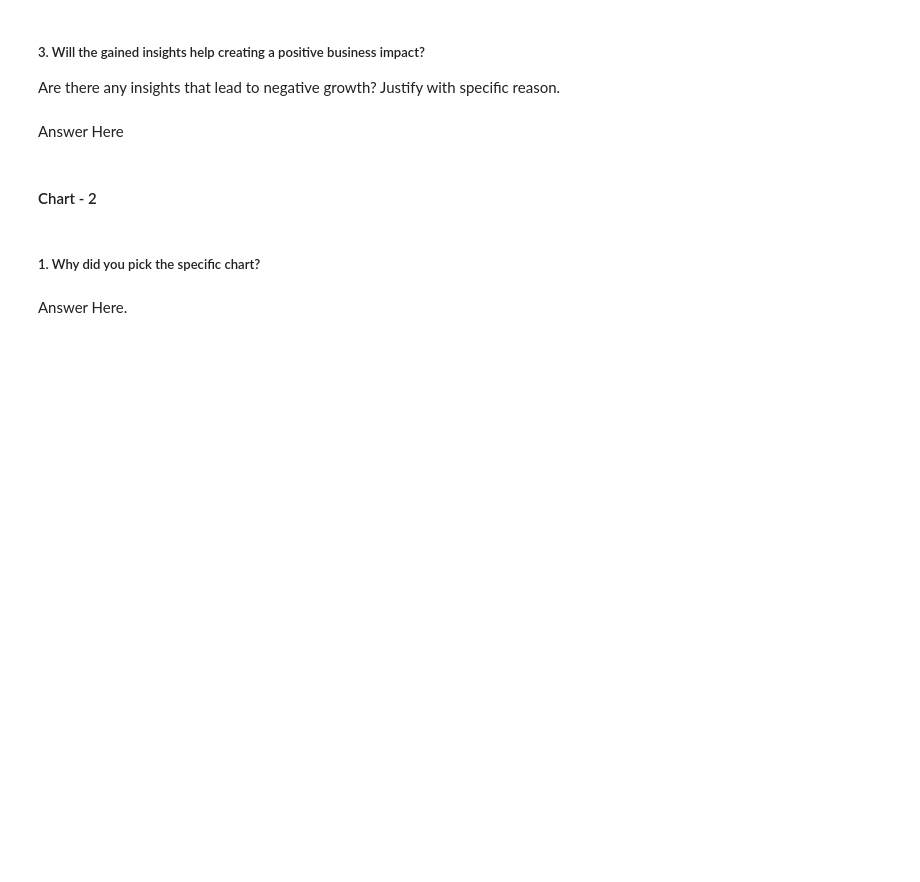
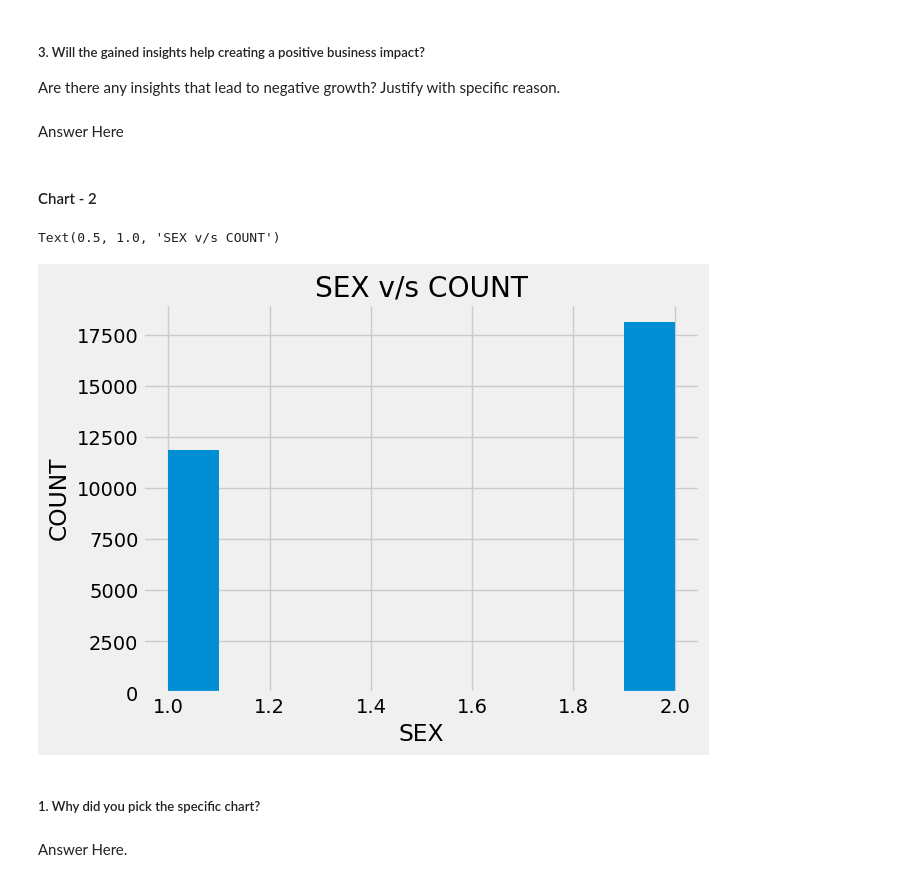
Before and after one commit to sourav03dutta/Credit-Card-Default-Prediction, a Jupyter notebook: Credit_Card_Default_Prediction.ipynb, the cells around one changed output. Saved outputs shown, nothing was run; the diff lists cells and outputs as text; code cells hidden in the pictures; blank space fills up the shorter version.

```diff
--- a/Credit_Card_Default_Prediction.ipynb
+++ b/Credit_Card_Default_Prediction.ipynb
@@ -280,3 +336,14 @@ Answer Here
+# %%
+# Chart - 2 visualization code
+
+plt.style.use('fivethirtyeight')
+Credit_Data['SEX'].hist()
+plt.xlabel('SEX')
+plt.ylabel('COUNT')
+plt.title('SEX v/s COUNT')
+# %% [output]
+Text(0.5, 1.0, 'SEX v/s COUNT')
+[figure, added]
 # %% [markdown]
 ##### 1. Why did you pick the specific chart?
 # %% [markdown]
```
Also changed, not shown: parts of 26 cells of this notebook.
